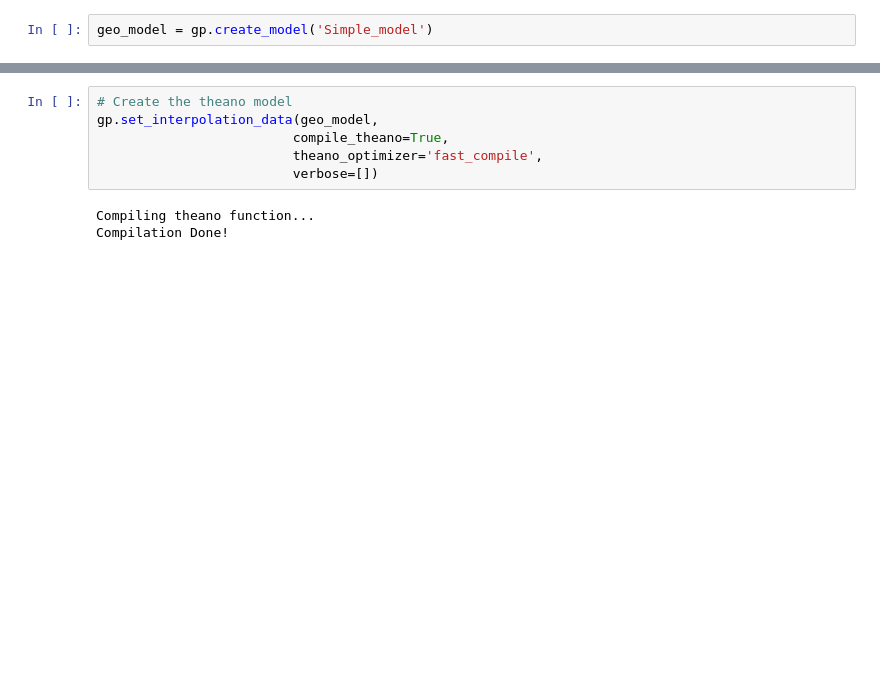
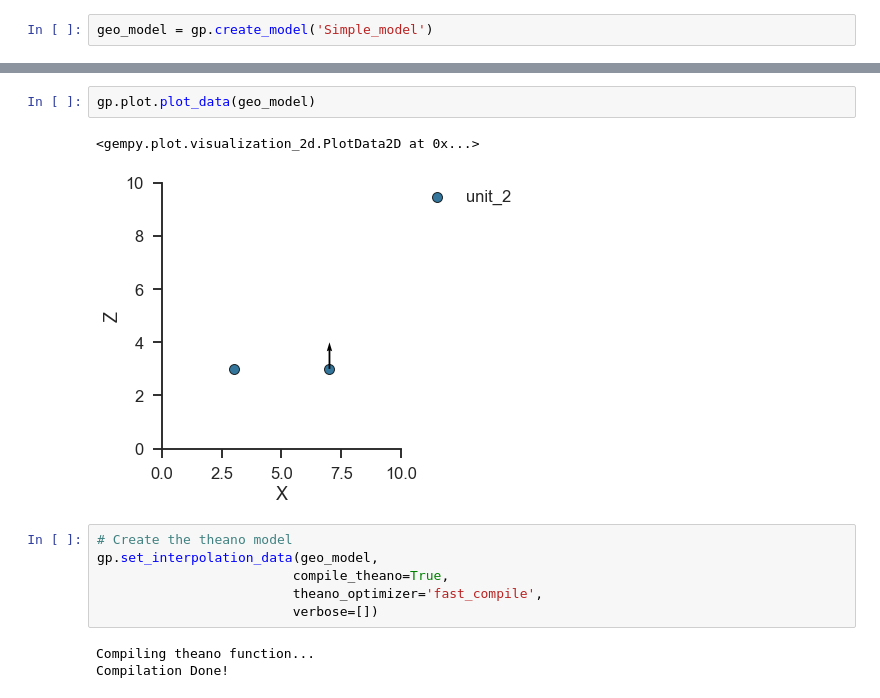
Before and after one commit to Japhiolite/gempy-tests, a Jupyter notebook: notebooks/Test_models.ipynb, the cells around one changed output, grey strips where cells are left out. Cells and saved outputs as stored; diff of their text form; blank space fills up the shorter version.

```diff
--- a/notebooks/Tests.ipynb
+++ b/notebooks/Test_models.ipynb
@@ -22,4 +42,9 @@ geo_model.surfaces
 | 1 | basement | Basement | 1 | True | #9f0052 | 2 |
+# %%
+gp.plot.plot_data(geo_model)
+# %% [output]
+<gempy.plot.visualization_2d.PlotData2D at 0x...>
+[figure, added]
 # %%
 # Create the theano model
 gp.set_interpolation_data(geo_model,
```
Also changed, not shown: parts of 51 cells of this notebook, 12 other files.
